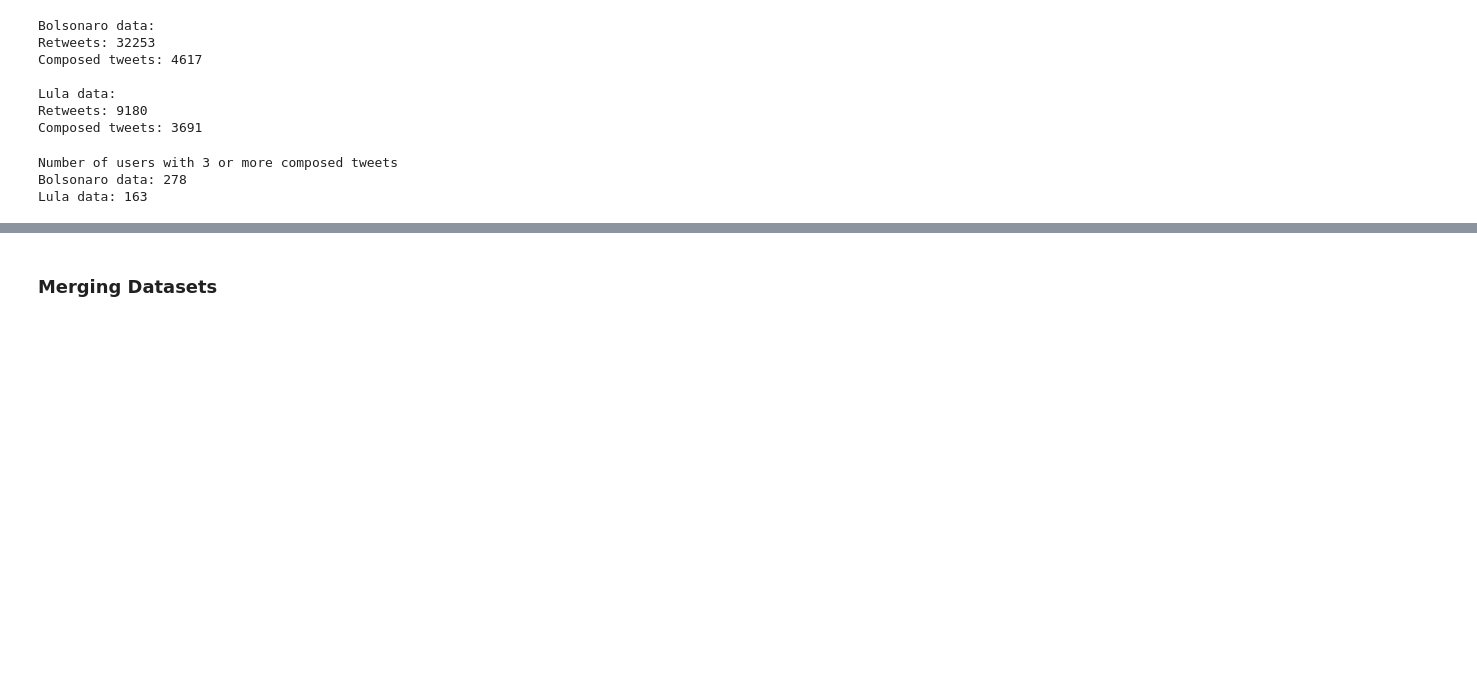
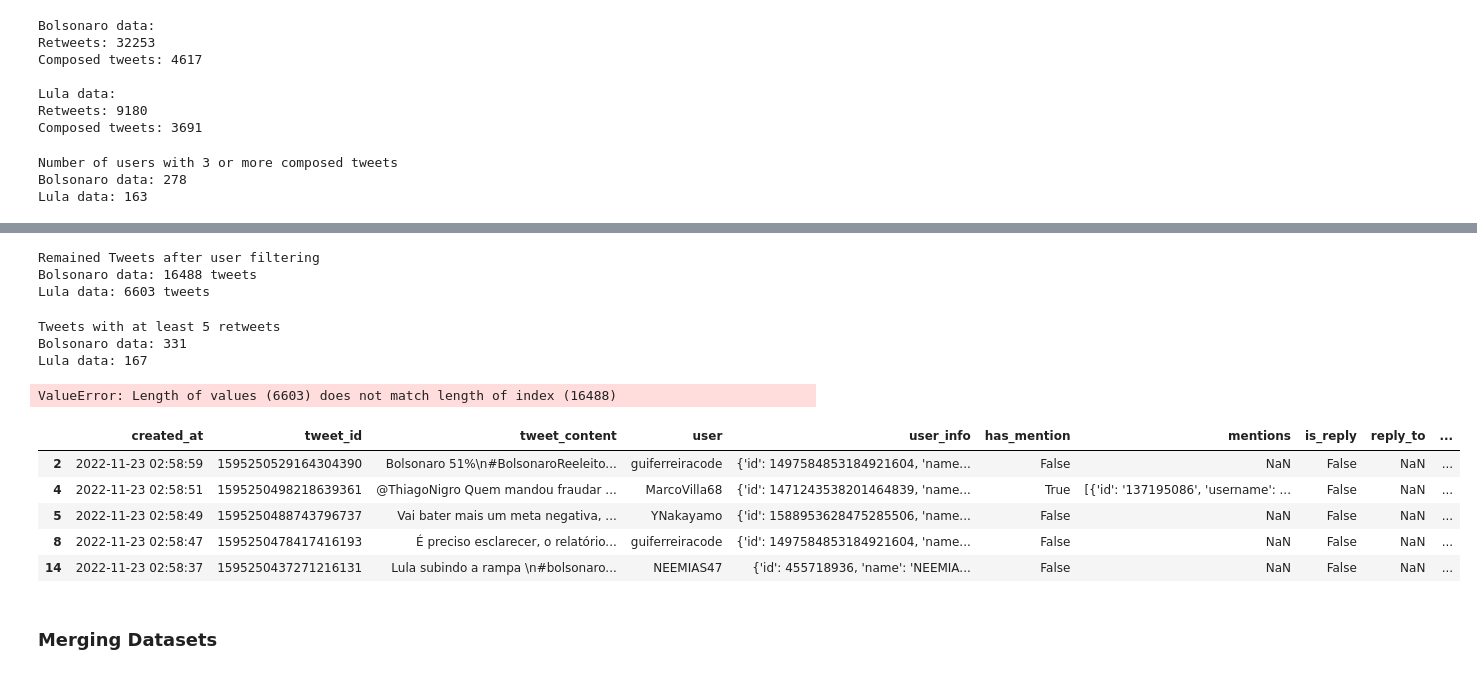
Before and after one commit to lucasraniere/dual-echo-chamber-reprod, a Jupyter notebook: notebooks/data-processing.ipynb, the cells around one changed output, grey strips where cells are left out. Saved outputs shown, nothing was run; the diff lists cells and outputs as text; code cells hidden in the pictures; blank space fills up the shorter version.

```diff
--- a/notebooks/data-processing.ipynb
+++ b/notebooks/data-processing.ipynb
@@ -156,8 +156,68 @@ Bolsonaro data: 1257
 Lula data: 462
 # %%
-# Filtering
+# Filtering users
 
 # bolsonaro's data
-
+bols_df['keep_user'] = bols_df['user'].map(lambda x: True if x in not_excluded['bolso_data'] else False)
+bols_df = bols_df.query('keep_user == True')
 
 # lula's data
+lula_df['keep_user'] = lula_df['user'].map(lambda x: True if x in not_excluded['lula_data'] else False)
+lula_df = lula_df.query('keep_user == True')
+
+print(f'''
+Remained Tweets after user filtering
+Bolsonaro data: {bols_df.shape[0]} tweets
+Lula data: {lula_df.shape[0]} tweets
+''')
+# %% [output]
+Remained Tweets after user filtering
+Bolsonaro data: 16488 tweets
+Lula data: 6603 tweets
+# %%
+# tweets with at least 5 retweets
+
+retweeted_tts_bolso = [eval(rt)['tweet_id'] for rt in bolso_rts['retweeted_from']]
+retweeted_tts_lula = [eval(rt)['tweet_id'] for rt in lula_rts['retweeted_from']]
+
+tts_5rts_minimum = {
+    'bolso_data': [tt_id for tt_id, rt_amount in list(zip(pd.Series(retweeted_tts_bolso).value_counts().index, pd.Series(retweeted_tts_bolso).value_counts().values)) if rt_amount>=5],
+    'lula_data': [tt_id for tt_id, rt_amount in list(zip(pd.Series(retweeted_tts_lula).value_counts().index, pd.Series(retweeted_tts_lula).value_counts().values)) if rt_amount>=5]
+}
+
+print(f'''
+Tweets with at least 5 retweets
+Bolsonaro data: {len(tts_5rts_minimum['bolso_data'])}
+Lula data: {len(tts_5rts_minimum['lula_data'])}
+''')
+# %% [output]
+Tweets with at least 5 retweets
+Bolsonaro data: 331
+Lula data: 167
+# %%
+def define_tweets_keep(df, id_list):
+    keep_list = []
+    for idx, row in df.iterrows():
+        keep = False
+        if row['is_retweet'] and eval(row['retweeted_from'])['tweet_id'] in id_list:
+            keep = True
+        elif not row['is_retweet'] and row['tweet_id'] in id_list:
+            keep = True
+        keep_list.append(keep)
+    return keep_list
+# %%
+# Filtering tweets
+
+bols_df['keep_tweet'] = define_tweets_keep(bols_df, tts_5rts_minimum['bolso_data'])
+bols_df['keep_tweet'] = define_tweets_keep(lula_df, tts_5rts_minimum['lula_data'])
+# %% [output]
+ValueError: Length of values (6603) does not match length of index (16488)
+# %%
+bols_df.head()
+# %% [output]
+|  | created_at | tweet_id | tweet_content | user | user_info | has_mention | mentions | is_reply | reply_to | ... |
+| 2 | 2022-11-23 02:58:59 | 1595250529164304390 | Bolsonaro 51%\n#BolsonaroReeleito... | guiferreiracode | {'id': 1497584853184921604, 'name... | False | NaN | False | NaN | ... |
+| 4 | 2022-11-23 02:58:51 | 1595250498218639361 | @ThiagoNigro Quem mandou fraudar ... | MarcoVilla68 | {'id': 1471243538201464839, 'name... | True | [{'id': '137195086', 'username': ... | False | NaN | ... |
+| 5 | 2022-11-23 02:58:49 | 1595250488743796737 | Vai bater mais um meta negativa, ... | YNakayamo | {'id': 1588953628475285506, 'name... | False | NaN | False | NaN | ... |
+| 8 | 2022-11-23 02:58:47 | 1595250478417416193 | É preciso esclarecer, o relatório... | guiferreiracode | {'id': 1497584853184921604, 'name... | False | NaN | False | NaN | ... |
+| 14 | 2022-11-23 02:58:37 | 1595250437271216131 | Lula subindo a rampa \n#bolsonaro... | NEEMIAS47 | {'id': 455718936, 'name': 'NEEMIA... | False | NaN | False | NaN | ... |
```
Also changed, not shown: parts of 5 cells of this notebook.
